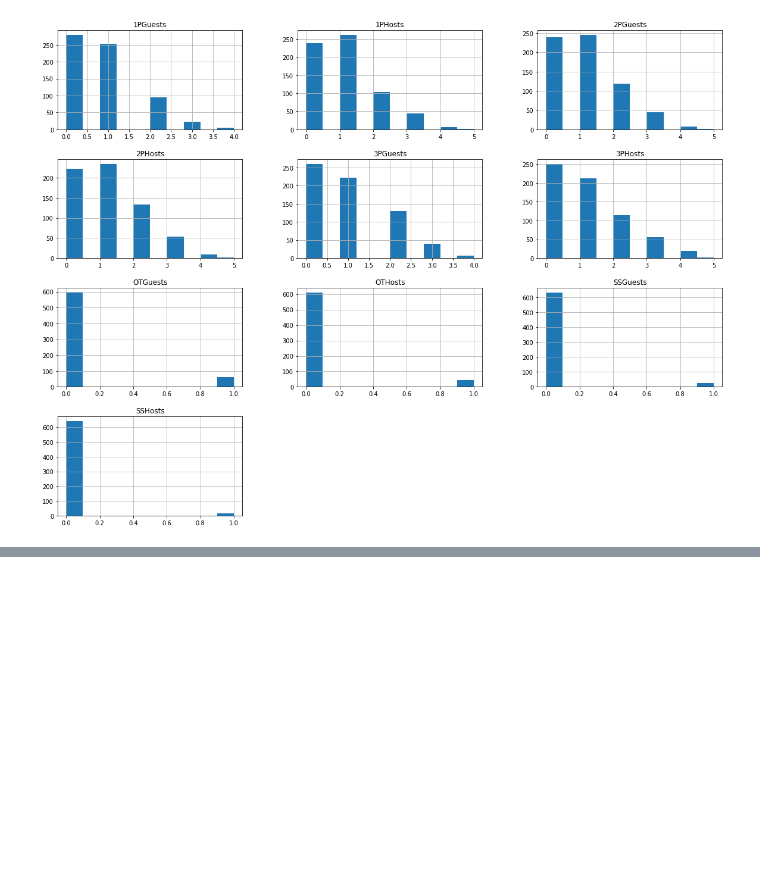
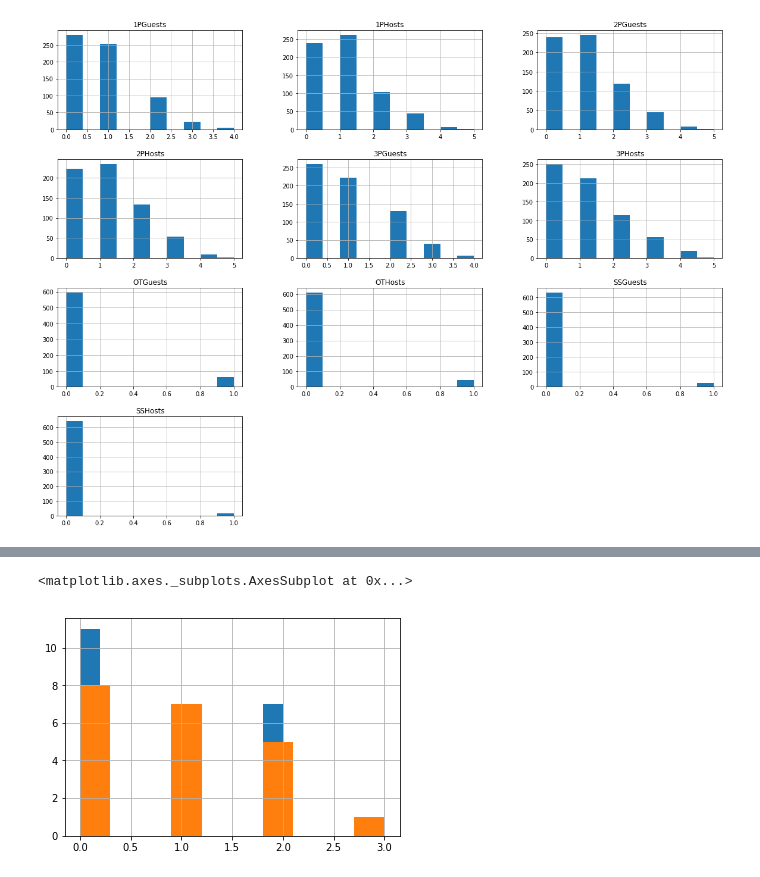
Before and after one commit to George3256/ML, a Jupyter notebook: 2chapter.ipynb, the cells around one changed output, grey strips where cells are left out. Saved outputs shown, nothing was run; the diff lists cells and outputs as text; code cells hidden in the pictures; blank space fills up the shorter version.

```diff
--- a/2chapter.ipynb
+++ b/2chapter.ipynb
@@ -96,0 +88,6 @@ hockey["1PHosts"].hist()
+# %%
+hockey["2PHosts"].where(hockey["Хозяева"] == "Лос-Анджелес").hist()
+hockey["2PGuests"].where(hockey["Гости"] == "Лос-Анджелес").hist()
+# %% [output]
+<matplotlib.axes._subplots.AxesSubplot at 0x...>
+[figure, added]
```
Also changed, not shown: parts of 39 cells of this notebook, 1 other file.
